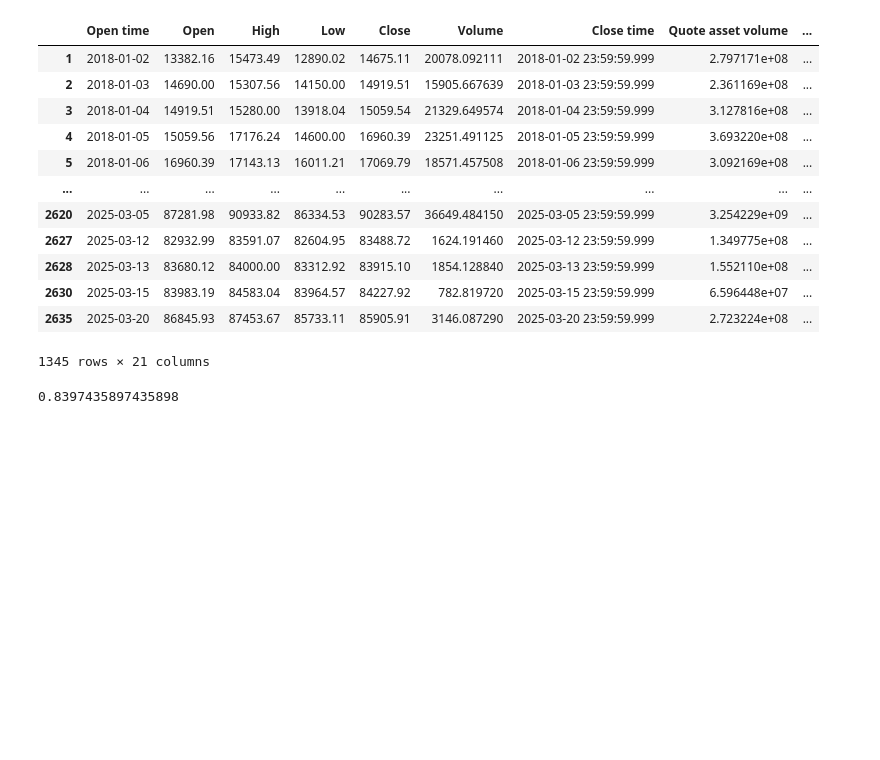
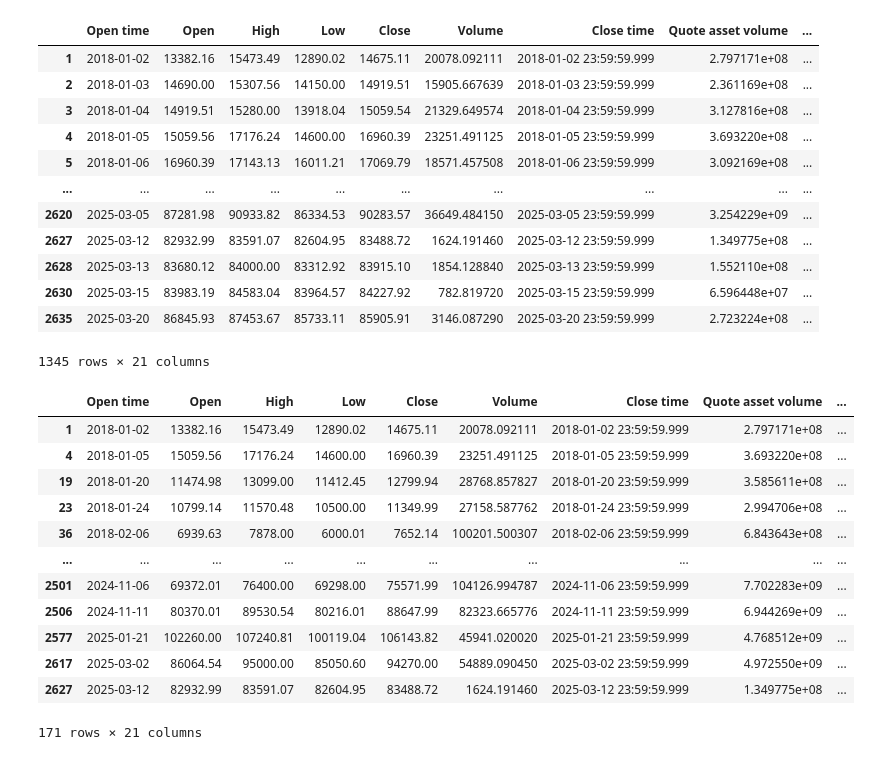
Before and after one commit to Rex-Chan99/Bitcoin_prediction, a Jupyter notebook: Master_dataset.ipynb, the cells around one changed output. Drawn from its saved outputs; the diff is of its cells as text; code cells hidden in the pictures; blank space fills up the shorter version.

```diff
--- a/Master_dataset.ipynb
+++ b/Master_dataset.ipynb
@@ -128,29 +114,19 @@ df_bitcoin_by_day[df_bitcoin_by_day['Signal_Up']==1]
 | 2630 | 2025-03-15 | 83983.19 | 84583.04 | 83964.57 | 84227.92 | 782.819720 | 2025-03-15 23:59:59.999 | 6.596448e+07 | ... |
 | 2635 | 2025-03-20 | 86845.93 | 87453.67 | 85733.11 | 85905.91 | 3146.087290 | 2025-03-20 23:59:59.999 | 2.723224e+08 | ... |
 1345 rows × 21 columns
-# %%
-def calculate_cup_probability(df):
-    # Ensure 'Cup_Handle_Signal' and 'Signal_Up' columns are available
-    if 'Cup_Handle_Signal' not in df.columns or 'Signal_Up' not in df.columns:
-        raise ValueError("DataFrame must contain 'Cup_Handle_Signal' and 'Signal_Up' columns.")
-
-    # Identify the indices of Cup and Handle signals
-    cup_handle_indices = df.index[df['Cup_Handle_Signal'] == 1].tolist()
-
-    # Count occurrences of 'Up' signals the day after Cup and Handle signals
-    up_next_day_count = 0
-    total_cup_handle_count = len(cup_handle_indices)
-
-    for index in cup_handle_indices:
-        if index + 1 < len(df):  # Ensure we don't go out of bounds
-            if df['Signal_Up'].iloc[index + 1] == 1:  # Check for 'Up' signal
-                up_next_day_count += 1
-
-    # Calculate probability
-    probability = up_next_day_count / total_cup_handle_count if total_cup_handle_count > 0 else 0
-
-    return probability
-
-calculate_cup_probability(df_bitcoin_by_day)
-# %% [output]
-0.8397435897435898
+# %%
+df_bitcoin_by_day[df_bitcoin_by_day['Signal_5Percent_Up']==1]
+# %% [output]
+|  | Open time | Open | High | Low | Close | Volume | Close time | Quote asset volume | ... |
+| 1 | 2018-01-02 | 13382.16 | 15473.49 | 12890.02 | 14675.11 | 20078.092111 | 2018-01-02 23:59:59.999 | 2.797171e+08 | ... |
+| 4 | 2018-01-05 | 15059.56 | 17176.24 | 14600.00 | 16960.39 | 23251.491125 | 2018-01-05 23:59:59.999 | 3.693220e+08 | ... |
+| 19 | 2018-01-20 | 11474.98 | 13099.00 | 11412.45 | 12799.94 | 28768.857827 | 2018-01-20 23:59:59.999 | 3.585611e+08 | ... |
+| 23 | 2018-01-24 | 10799.14 | 11570.48 | 10500.00 | 11349.99 | 27158.587762 | 2018-01-24 23:59:59.999 | 2.994706e+08 | ... |
+| 36 | 2018-02-06 | 6939.63 | 7878.00 | 6000.01 | 7652.14 | 100201.500307 | 2018-02-06 23:59:59.999 | 6.843643e+08 | ... |
+| ... | ... | ... | ... | ... | ... | ... | ... | ... | ... |
+| 2501 | 2024-11-06 | 69372.01 | 76400.00 | 69298.00 | 75571.99 | 104126.994787 | 2024-11-06 23:59:59.999 | 7.702283e+09 | ... |
+| 2506 | 2024-11-11 | 80370.01 | 89530.54 | 80216.01 | 88647.99 | 82323.665776 | 2024-11-11 23:59:59.999 | 6.944269e+09 | ... |
+| 2577 | 2025-01-21 | 102260.00 | 107240.81 | 100119.04 | 106143.82 | 45941.020020 | 2025-01-21 23:59:59.999 | 4.768512e+09 | ... |
+| 2617 | 2025-03-02 | 86064.54 | 95000.00 | 85050.60 | 94270.00 | 54889.090450 | 2025-03-02 23:59:59.999 | 4.972550e+09 | ... |
+| 2627 | 2025-03-12 | 82932.99 | 83591.07 | 82604.95 | 83488.72 | 1624.191460 | 2025-03-12 23:59:59.999 | 1.349775e+08 | ... |
+171 rows × 21 columns
```
Also changed, not shown: parts of 3 cells of this notebook.
